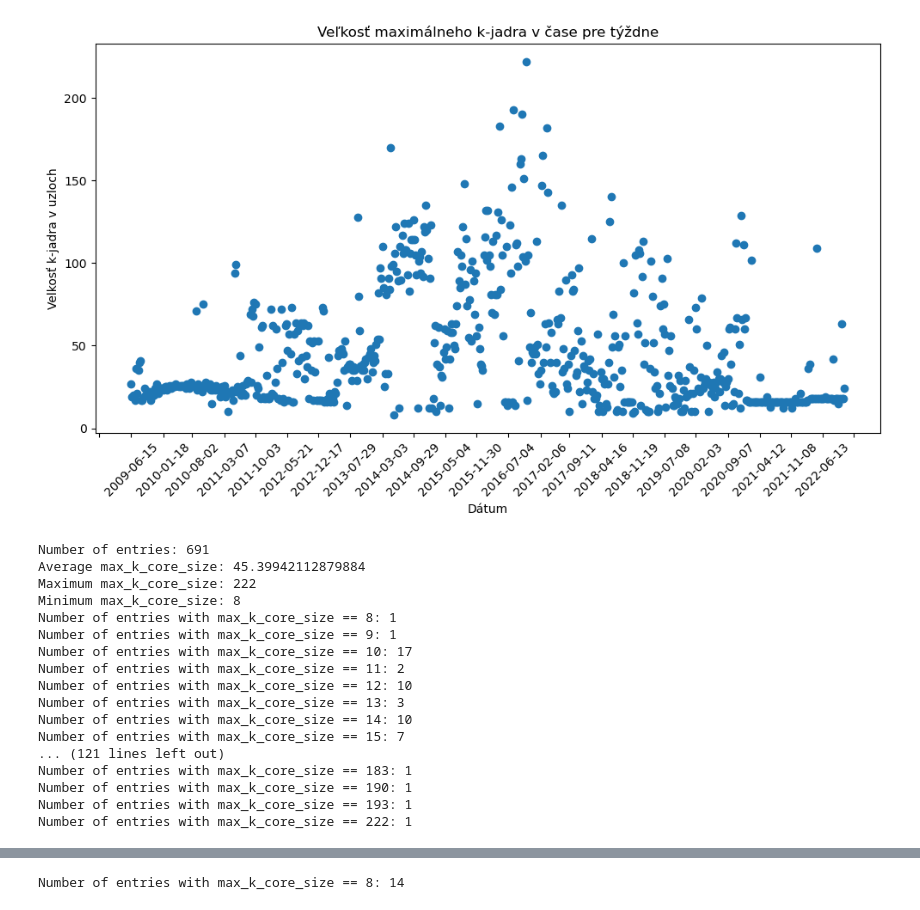
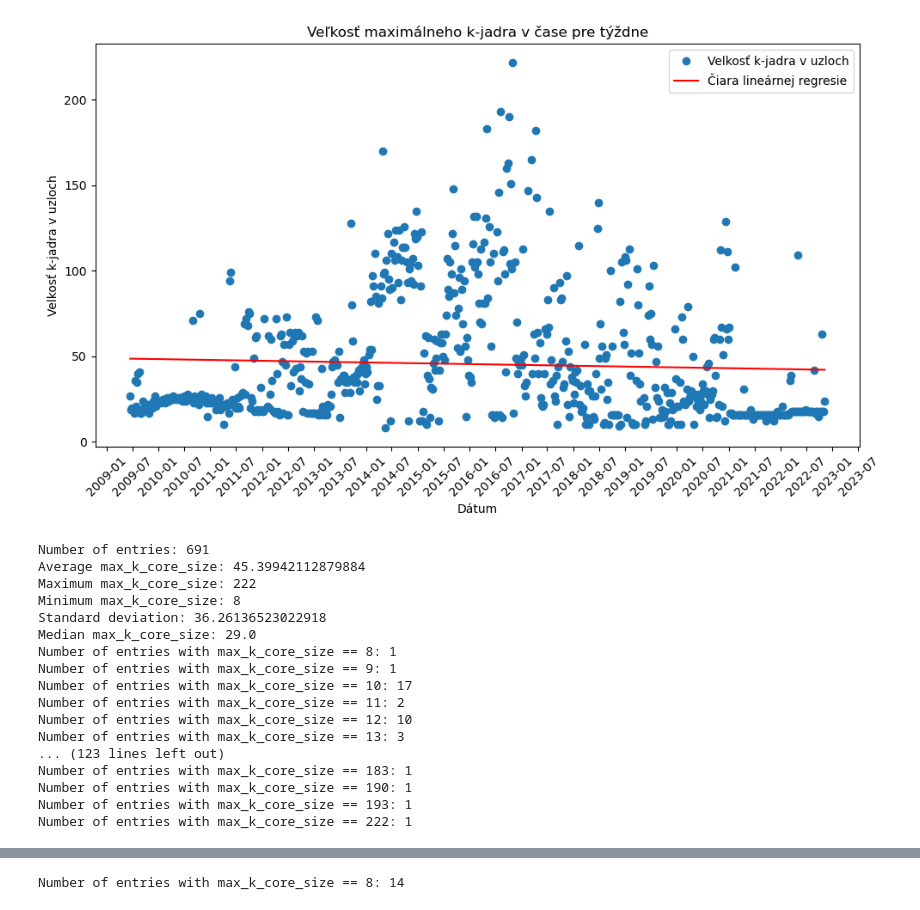
Before and after one commit to Crelip/IPAnalysisTool, a Jupyter notebook: notebooks/k_core_analysis.ipynb, the cells around one changed output, grey strips where cells are left out. Cells and saved outputs as stored; diff of their text form; code cells hidden in the pictures.

```diff
--- a/notebooks/k_core_analysis.ipynb
+++ b/notebooks/k_core_analysis.ipynb
@@ -7,38 +8,43 @@ import pandas as pd
 data = remove_empty_dates(pd.read_csv("../scratchpad/data_week.csv")) # Data may not be in git
 # %%
 # No filter
-visualize_chart(
+data = linear_regression(data, "max_k_core_size")
+visualize_chart_add_line(
     data=data,
     x_characteristic="date",
     y_characteristic="max_k_core_size",
+    y_line_characteristic="trend",
     title="Veľkosť maximálneho k-jadra v čase pre týždne",
     x_label="Dátum",
     y_label="Velkosť k-jadra v uzloch",
+    y_line_label="Čiara lineárnej regresie",
 )
 print("Number of entries:", len(data))
 min_value = data["max_k_core_size"].min()
 max_value = data["max_k_core_size"].max()
 print("Average max_k_core_size:", data["max_k_core_size"].mean())
 print("Maximum max_k_core_size:", max_value)
 print("Minimum max_k_core_size:", min_value)
+print("Standard deviation:", data["max_k_core_size"].std())
+print("Median max_k_core_size:", data["max_k_core_size"].median())
 for i in range(min_value, max_value + 1):
     if len(data[data["max_k_core_size"] == i]) > 0:
         print("Number of entries with max_k_core_size == {}: {}".format(i, len(data[data["max_k_core_size"] == i])))
 # %% [output]
-[figure, old version]
+[figure, new version]
 Number of entries: 691
 Average max_k_core_size: 45.39942112879884
 Maximum max_k_core_size: 222
 Minimum max_k_core_size: 8
+Standard deviation: 36.26136523022918
+Median max_k_core_size: 29.0
 Number of entries with max_k_core_size == 8: 1
 Number of entries with max_k_core_size == 9: 1
 Number of entries with max_k_core_size == 10: 17
 Number of entries with max_k_core_size == 11: 2
 Number of entries with max_k_core_size == 12: 10
 Number of entries with max_k_core_size == 13: 3
-Number of entries with max_k_core_size == 14: 10
-Number of entries with max_k_core_size == 15: 7
-... (121 lines left out)
+... (123 lines left out)
 Number of entries with max_k_core_size == 183: 1
 Number of entries with max_k_core_size == 190: 1
 Number of entries with max_k_core_size == 193: 1
```
Also changed, not shown: parts of 2 cells of this notebook, 8 other files.
